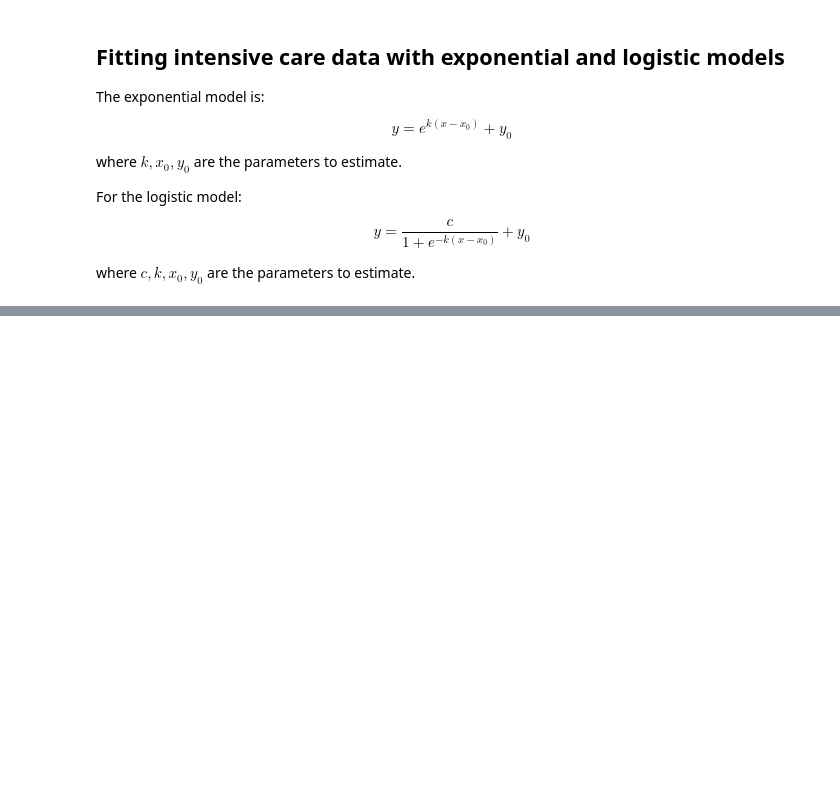
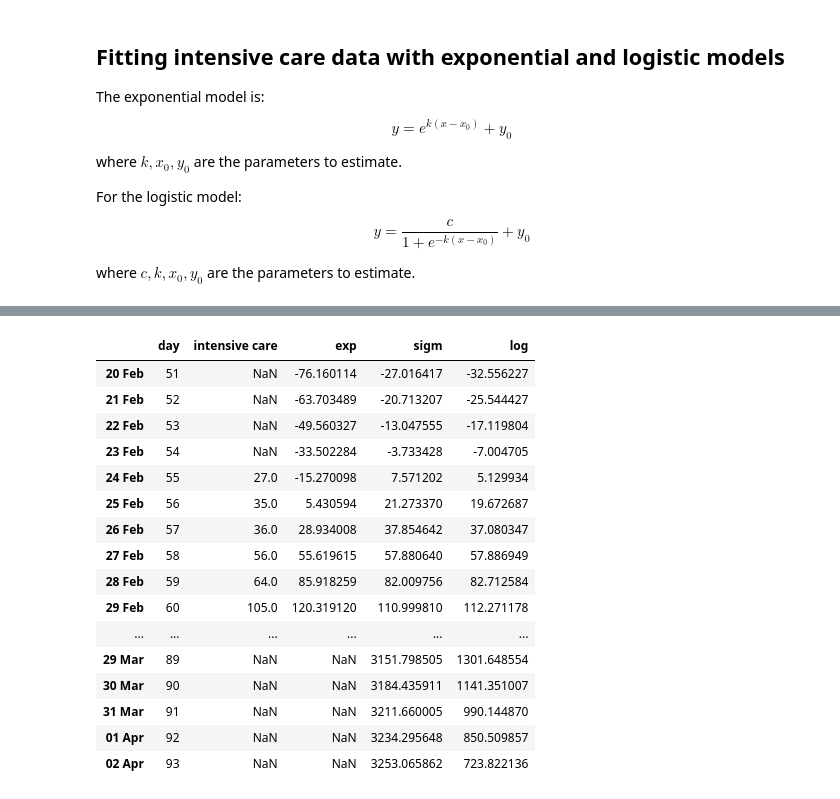
Before and after one commit to simogasp/coregression, a Jupyter notebook: plotting.ipynb, the cells around one changed output, grey strips where cells are left out. Cells and saved outputs as stored; diff of their text form; code cells hidden in the pictures; blank space fills up the shorter version.

Commit message:
[jupy] plotting with logistic distribution regression

```diff
--- a/plotting.ipynb
+++ b/plotting.ipynb
@@ -39,3 +58,6 @@ sigm_model, xp, pxp = reg.fit_sigmoid(x_orig, y_orig, verbose=True)
 flex = reg.sigmoid_get_flex(sigm_model)
 
 exp_model, exp_xp, exp_pxp = reg.fit_exponential(x_orig, y_orig, upper=1.25, verbose=True)
+
+log_model, log_xp, log_pxp = reg.fit_logistic_distribution(x_orig, y_orig, verbose=True)
+peak = reg.logistic_distribution_get_max(log_model)
@@ -42,19 +82,41 @@ exp_model, exp_xp, exp_pxp = reg.fit_exponential(x_orig, y_orig, upper=1.25, ver
 # %%
 # preparing table with predictions
 d_max = df['day'].max()
 d_min = df['day'].min()
 
 f_days_exp = range(d_min - 4, d_max + 4, 1)
 f_days_sigm = range(d_min - 4, d_max + 20, 1)
+f_days_log = range(d_min - 4, d_max + 20, 1)
 
 f_exp = reg.exponential(exp_model, f_days_exp)
 f_sigm = reg.sigmoid(sigm_model, f_days_sigm)
+f_log = reg.logistic_distribution(log_model, f_days_log)
 f_df_exp = pd.DataFrame({'day' : f_days_exp, 'exp' : f_exp})
 f_df_sigm = pd.DataFrame({'day' : f_days_sigm, 'sigm' : f_sigm})
+f_df_log = pd.DataFrame({'day' : f_days_log, 'log' : f_log})
 f_df_exp.index = dt.day_of_year_to_string(f_days_exp)
 f_df_sigm.index = dt.day_of_year_to_string(f_days_sigm)
+f_df_log.index = dt.day_of_year_to_string(f_days_log)
 
-df_final = pd.merge(df, f_df_exp, on='day', how='outer', sort=True).merge(f_df_sigm, on='day', how='outer', sort=True)
+df_final = pd.merge(df, f_df_exp, on='day', how='outer', sort=True).merge(f_df_sigm, on='day', how='outer', sort=True).merge(f_df_log, on='day', how='outer', sort=True)
 df_final.index = dt.day_of_year_to_string(f_days_sigm)
 df_final
+# %% [output]
+|  | day | intensive care | exp | sigm | log |
+| 20 Feb | 51 | NaN | -76.160114 | -27.016417 | -32.556227 |
+| 21 Feb | 52 | NaN | -63.703489 | -20.713207 | -25.544427 |
+| 22 Feb | 53 | NaN | -49.560327 | -13.047555 | -17.119804 |
+| 23 Feb | 54 | NaN | -33.502284 | -3.733428 | -7.004705 |
+| 24 Feb | 55 | 27.0 | -15.270098 | 7.571202 | 5.129934 |
+| 25 Feb | 56 | 35.0 | 5.430594 | 21.273370 | 19.672687 |
+| 26 Feb | 57 | 36.0 | 28.934008 | 37.854642 | 37.080347 |
+| 27 Feb | 58 | 56.0 | 55.619615 | 57.880640 | 57.886949 |
+| 28 Feb | 59 | 64.0 | 85.918259 | 82.009756 | 82.712584 |
+| 29 Feb | 60 | 105.0 | 120.319120 | 110.999810 | 112.271178 |
+| ... | ... | ... | ... | ... | ... |
+| 29 Mar | 89 | NaN | NaN | 3151.798505 | 1301.648554 |
+| 30 Mar | 90 | NaN | NaN | 3184.435911 | 1141.351007 |
+| 31 Mar | 91 | NaN | NaN | 3211.660005 | 990.144870 |
+| 01 Apr | 92 | NaN | NaN | 3234.295648 | 850.509857 |
+| 02 Apr | 93 | NaN | NaN | 3253.065862 | 723.822136 |
 # %%
```
Also changed, not shown: parts of 4 cells of this notebook.
